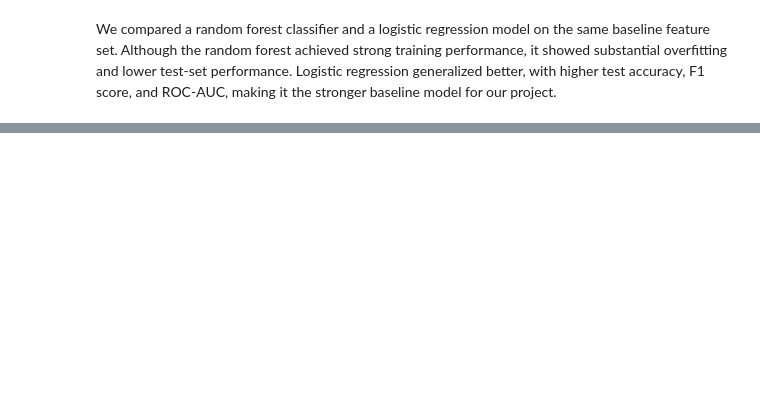
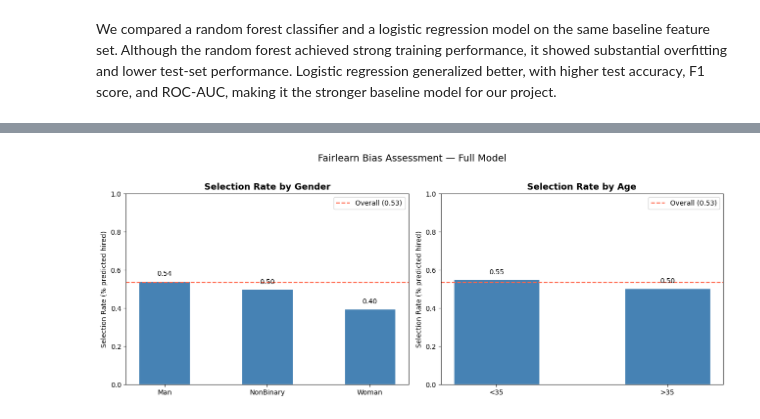
Before and after one commit to BenjaminSchrager/Big-Data-Final-Project, a Jupyter notebook: notebook.ipynb, the cells around one changed output, grey strips where cells are left out. Cells and saved outputs as stored; diff of their text form; code cells hidden in the pictures; blank space fills up the shorter version.

```diff
--- a/notebook.ipynb
+++ b/notebook.ipynb
@@ -389,0 +652,32 @@ We compared a random forest classifier and a logistic regression model on the sa
+# %%
+# ── 8. Visualise selection rate by group ─────────────────────────────────────
+import matplotlib.pyplot as plt
+import numpy as np
+
+fig, axes = plt.subplots(1, 2, figsize=(13, 5))
+
+for ax, mf, title in [
+    (axes[0], mf_gender, "Selection Rate by Gender"),
+    (axes[1], mf_age,    "Selection Rate by Age")
+]:
+    groups = mf.by_group.index.tolist()
+    rates  = mf.by_group["selection_rate"].values
+    overall = mf.overall["selection_rate"]
+
+    bars = ax.bar(groups, rates, color="steelblue", edgecolor="white", width=0.5)
+    ax.axhline(overall, color="tomato", linestyle="--", linewidth=1.5, label=f"Overall ({overall:.2f})")
+    ax.set_title(title, fontsize=13, fontweight="bold")
+    ax.set_ylabel("Selection Rate (% predicted hired)")
+    ax.set_ylim(0, 1)
+    ax.legend()
+
+    for bar, rate in zip(bars, rates):
+        ax.text(bar.get_x() + bar.get_width() / 2,
+                bar.get_height() + 0.02,
+                f"{rate:.2f}", ha="center", va="bottom", fontsize=10)
+
+plt.suptitle("Fairlearn Bias Assessment — Full Model", fontsize=14, y=1.02)
+plt.tight_layout()
+plt.show()
+# %% [output]
+[figure, added]
```
Also changed, not shown: parts of 11 cells of this notebook.
